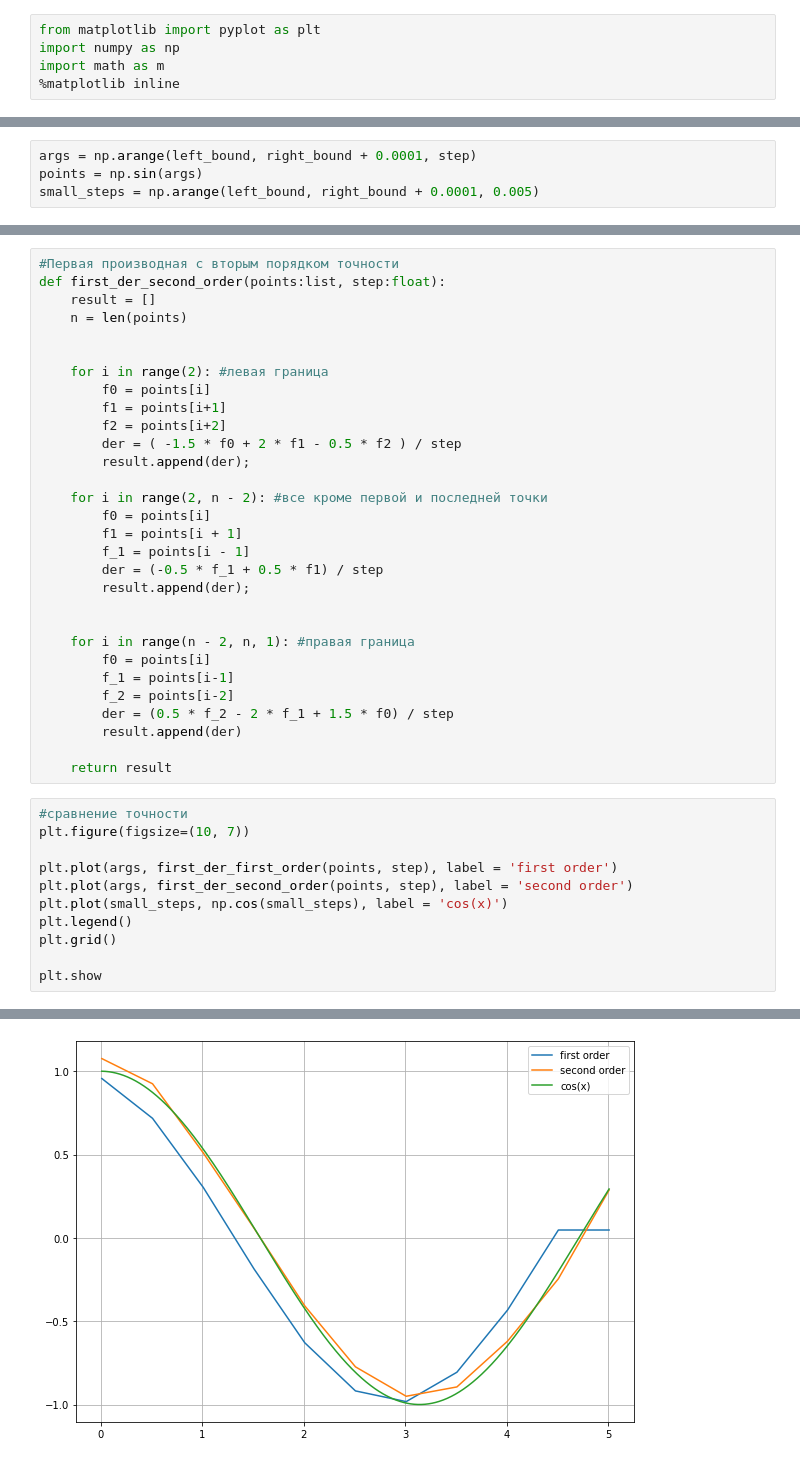
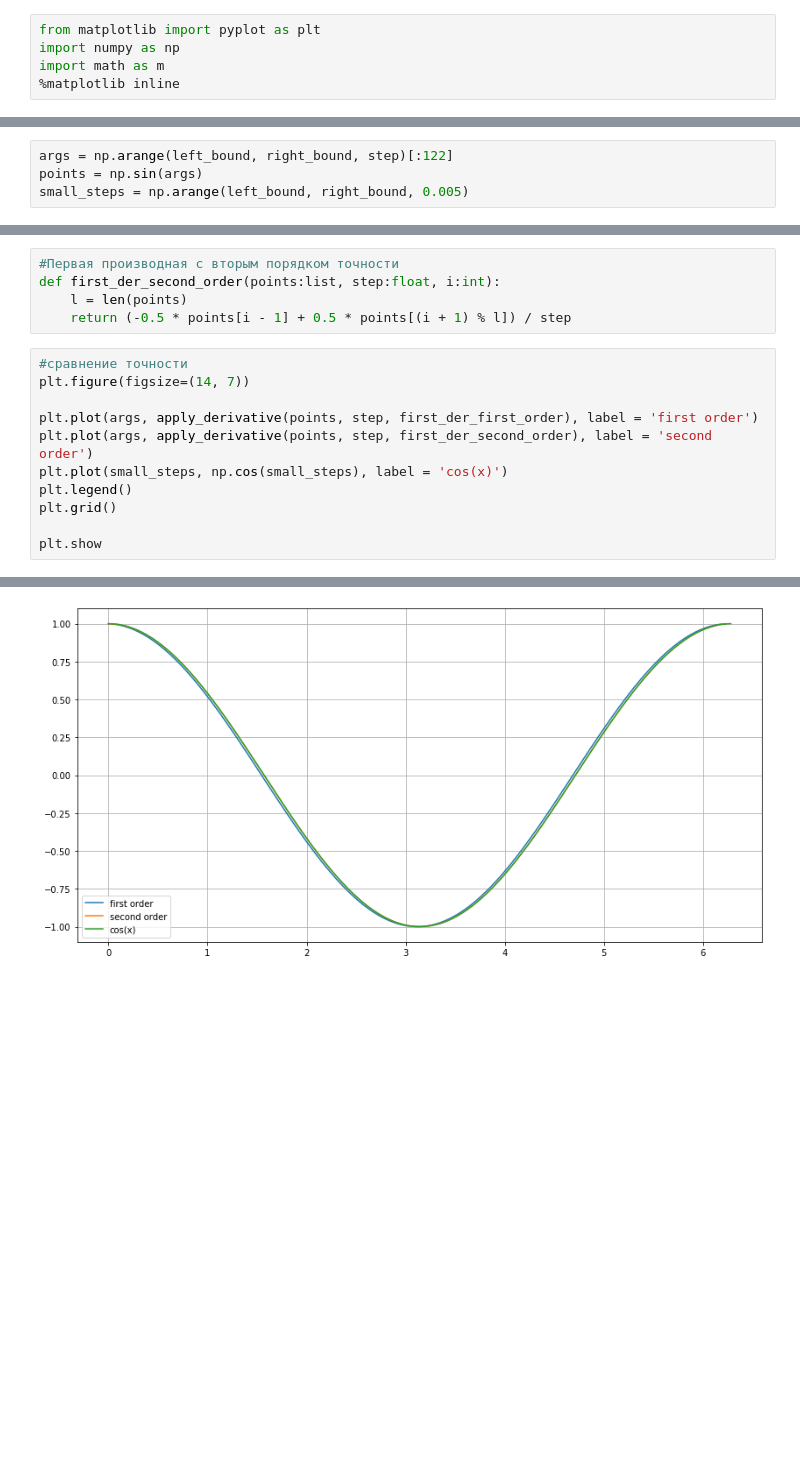
Before and after one commit to alexandra-tsepkova/computational-maths, a Jupyter notebook: lab1_comp_math.ipynb, the cells around one changed output, grey strips where cells are left out. Drawn from its saved outputs; the diff is of its cells as text; blank space fills up the shorter version.

Commit message:
fixed second der and log graph

```diff
--- a/lab1_comp_math.ipynb
+++ b/lab1_comp_math.ipynb
@@ -22,4 +22,4 @@ right_bound = 5.01
 # %%
-args = np.arange(left_bound, right_bound + 0.0001, step)
+args = np.arange(left_bound, right_bound, step)[:122]
 points = np.sin(args)
-small_steps = np.arange(left_bound, right_bound + 0.0001, 0.005)
+small_steps = np.arange(left_bound, right_bound, 0.005)
@@ -53,46 +37,21 @@ def first_der_second_order_non_symmetrical(points:list, step:float):
-# %%
-#Первая производная с вторым порядком точности
-def first_der_second_order(points:list, step:float):
-    result = []
-    n = len(points)
-
-
-    for i in range(2): #левая граница
-        f0 = points[i]
-        f1 = points[i+1]
-        f2 = points[i+2]
-        der = ( -1.5 * f0 + 2 * f1 - 0.5 * f2 ) / step
-        result.append(der);
-
-    for i in range(2, n - 2): #все кроме первой и последней точки
-        f0 = points[i]
-        f1 = points[i + 1]
-        f_1 = points[i - 1]
-        der = (-0.5 * f_1 + 0.5 * f1) / step
-        result.append(der);
-
-
-    for i in range(n - 2, n, 1): #правая граница
-        f0 = points[i]
-        f_1 = points[i-1]
-        f_2 = points[i-2]
-        der = (0.5 * f_2 - 2 * f_1 + 1.5 * f0) / step
-        result.append(der)
-
-    return result
+# %%
+#Первая производная с вторым порядком точности
+def first_der_second_order(points:list, step:float, i:int):
+    l = len(points)
+    return (-0.5 * points[i - 1] + 0.5 * points[(i + 1) % l]) / step
 # %%
 #сравнение точности
-plt.figure(figsize=(10, 7))
+plt.figure(figsize=(14, 7))
 
-plt.plot(args, first_der_first_order(points, step), label = 'first order')
-plt.plot(args, first_der_second_order(points, step), label = 'second order')
+plt.plot(args, apply_derivative(points, step, first_der_first_order), label = 'first order')
+plt.plot(args, apply_derivative(points, step, first_der_second_order), label = 'second order')
 plt.plot(small_steps, np.cos(small_steps), label = 'cos(x)')
 plt.legend()
 plt.grid()
 
 plt.show
 # %% [output]
 <function matplotlib.pyplot.show(close=None, block=None)>
-[figure, old version]
+[figure, new version]
 # %%
 #Вторая производная с первым порядком точности
```
Also changed, not shown: parts of 15 cells of this notebook.
